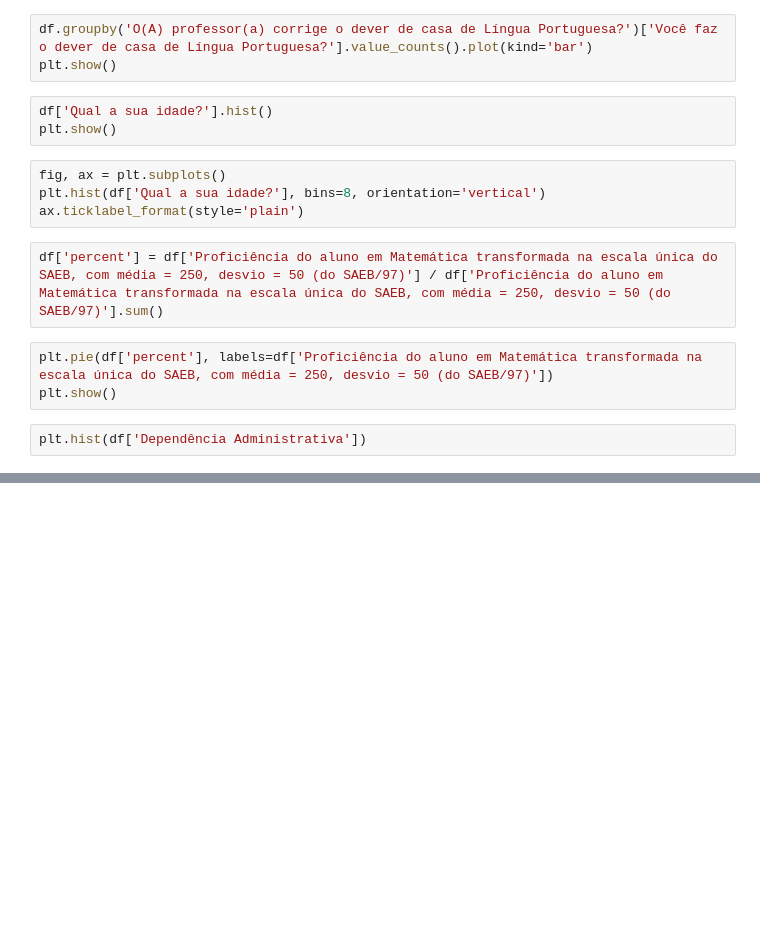
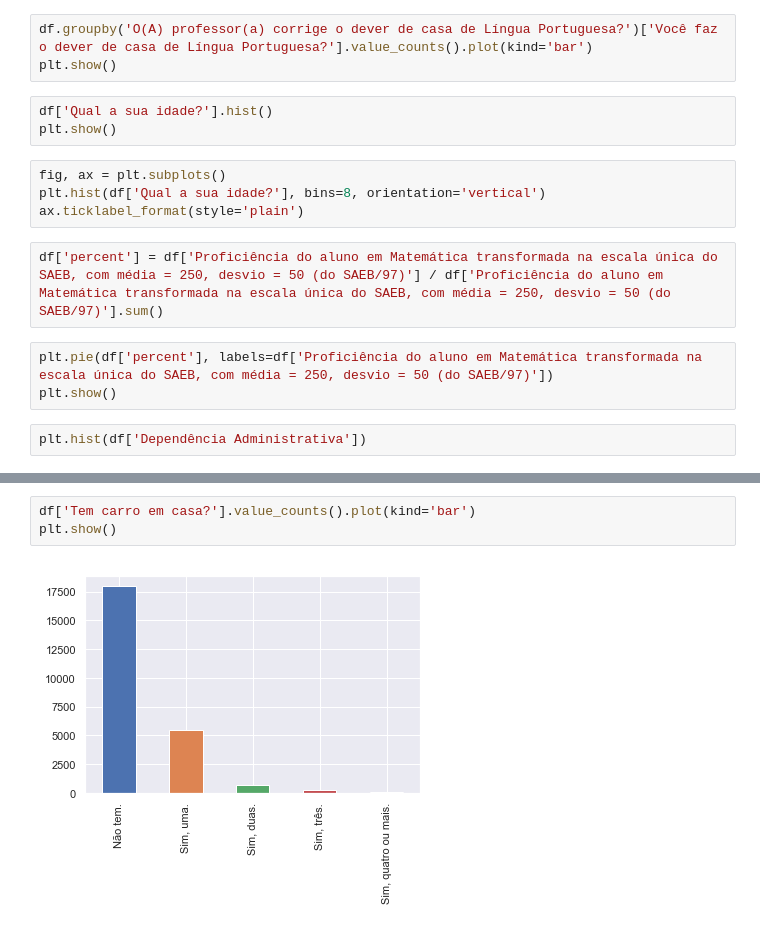
Before and after one commit to araujoyuri/graficos-tabelas-e-medidas, a Jupyter notebook: notebooks/graficos-tabelas-e-medidas.ipynb, the cells around one changed output, grey strips where cells are left out. Drawn from its saved outputs; the diff is of its cells as text; blank space fills up the shorter version.

```diff
--- a/notebooks/graficos-tabelas-e-medidas.ipynb
+++ b/notebooks/graficos-tabelas-e-medidas.ipynb
@@ -44,0 +68,5 @@ df['Dependência Administrativa'].value_counts().plot(kind='bar')
+# %%
+df['Tem carro em casa?'].value_counts().plot(kind='bar')
+plt.show()
+# %% [output]
+[figure, added]
```
Also changed, not shown: parts of 16 cells of this notebook.
